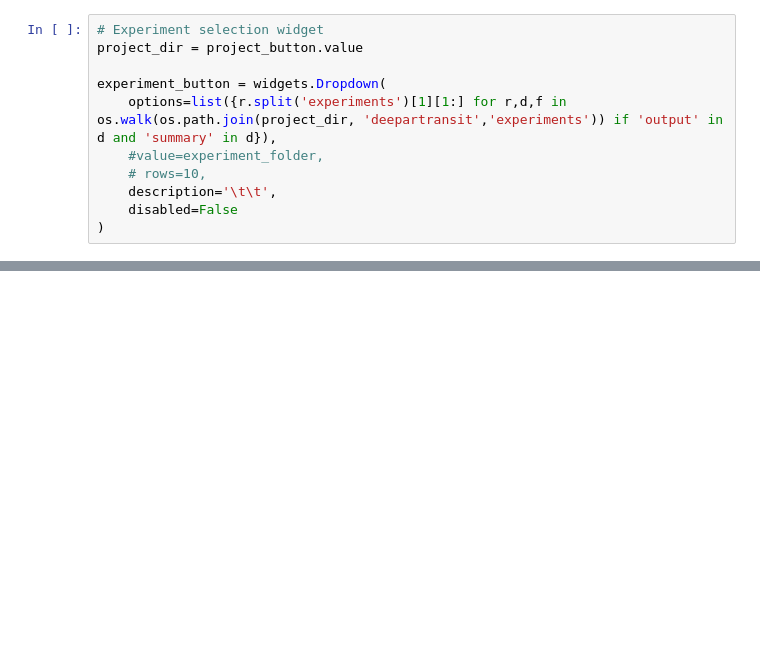
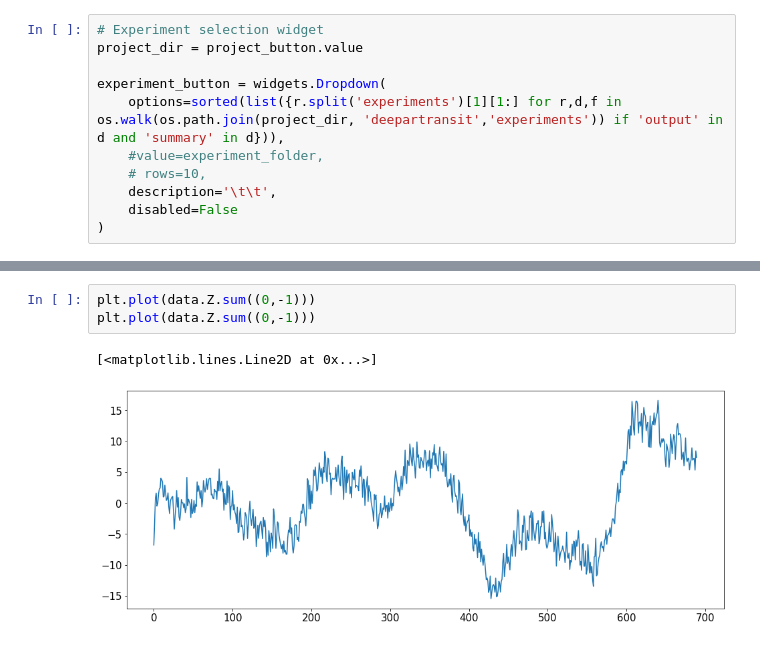
Before and after one commit to ucl-exoplanets/deepARTransit, a Jupyter notebook: deepartransit/notebooks/01_visualize_learning.ipynb, the cells around one changed output, grey strips where cells are left out. Saved outputs shown, nothing was run; the diff lists cells and outputs as text; blank space fills up the shorter version.

```diff
--- a/deepartransit/notebooks/01_visualize_learning.ipynb
+++ b/deepartransit/notebooks/01_visualize_learning.ipynb
@@ -35,7 +38,7 @@ project_button
 project_dir = project_button.value
 
 experiment_button = widgets.Dropdown(
-    options=list({r.split('experiments')[1][1:] for r,d,f in os.walk(os.path.join(project_dir, 'deepartransit','experiments')) if 'output' in d and 'summary' in d}),
+    options=sorted(list({r.split('experiments')[1][1:] for r,d,f in os.walk(os.path.join(project_dir, 'deepartransit','experiments')) if 'output' in d and 'summary' in d})),
     #value=experiment_folder,
     # rows=10,
     description='\t\t',
@@ -130,0 +151,6 @@ NameError: name 'loc_k' is not defined
+# %%
+plt.plot(data.Z.sum((0,-1)))
+plt.plot(data.Z.sum((0,-1)))
+# %% [output]
+[<matplotlib.lines.Line2D at 0x...>]
+[figure, added]
```
Also changed, not shown: parts of 7 cells of this notebook, 3 other files.
